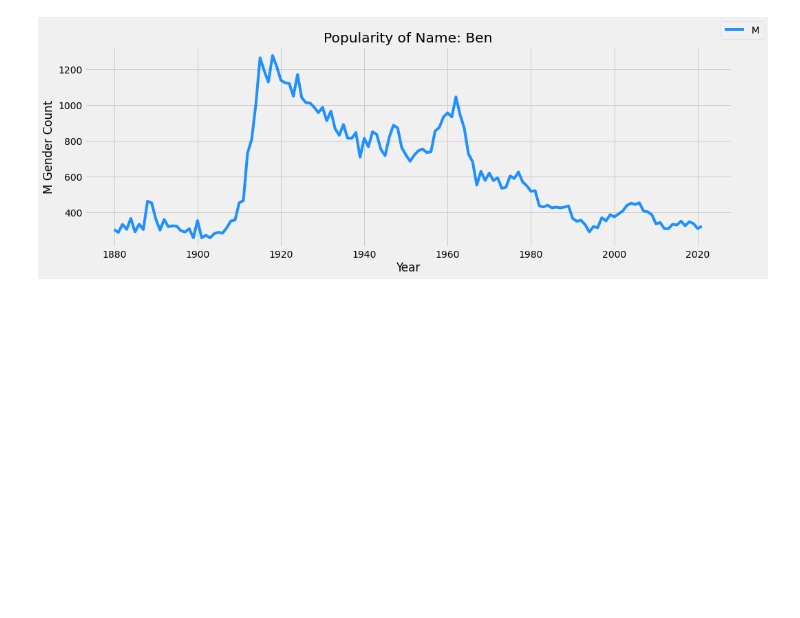
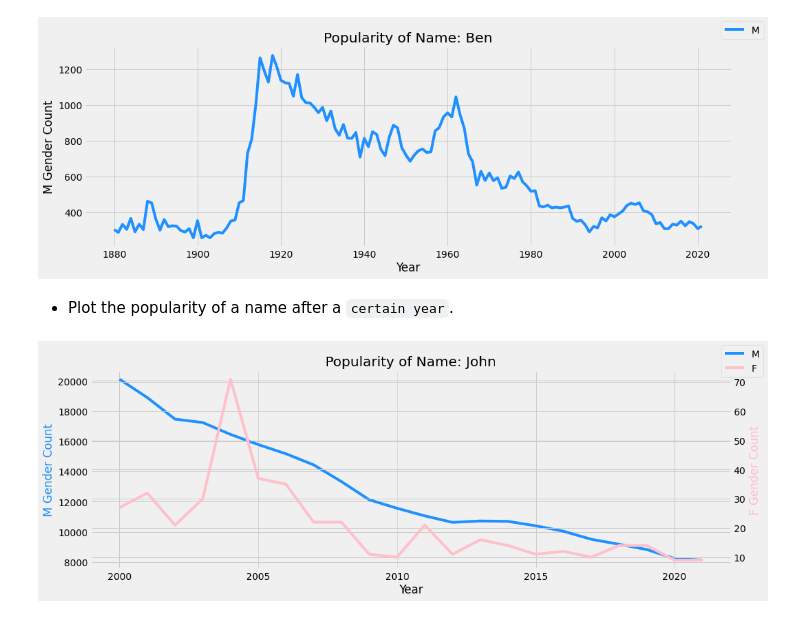
Before and after one commit to benkaan001/pandas_and_beyond, a Jupyter notebook: analyze_data/02_registered_names.ipynb, the cells around one changed output. Drawn from its saved outputs; the diff is of its cells as text; code cells hidden in the pictures; blank space fills up the shorter version.

Commit message:
add subqueries and final plots

```diff
--- a/analyze_data/02_registered_names.ipynb
+++ b/analyze_data/02_registered_names.ipynb
@@ -336,3 +336,9 @@ plot_name_popularity(df, 'Irma', sex=['F'])
 plot_name_popularity(df, 'Ben', sex=['M'])
 # %% [output]
 [figure]
+# %% [markdown]
+- Plot the popularity of a name after a `certain year`.
+# %%
+plot_name_popularity(df.query('Year >= 2000'), 'John')
+# %% [output]
+[figure, added]
```
Also changed, not shown: parts of 2 cells of this notebook.
